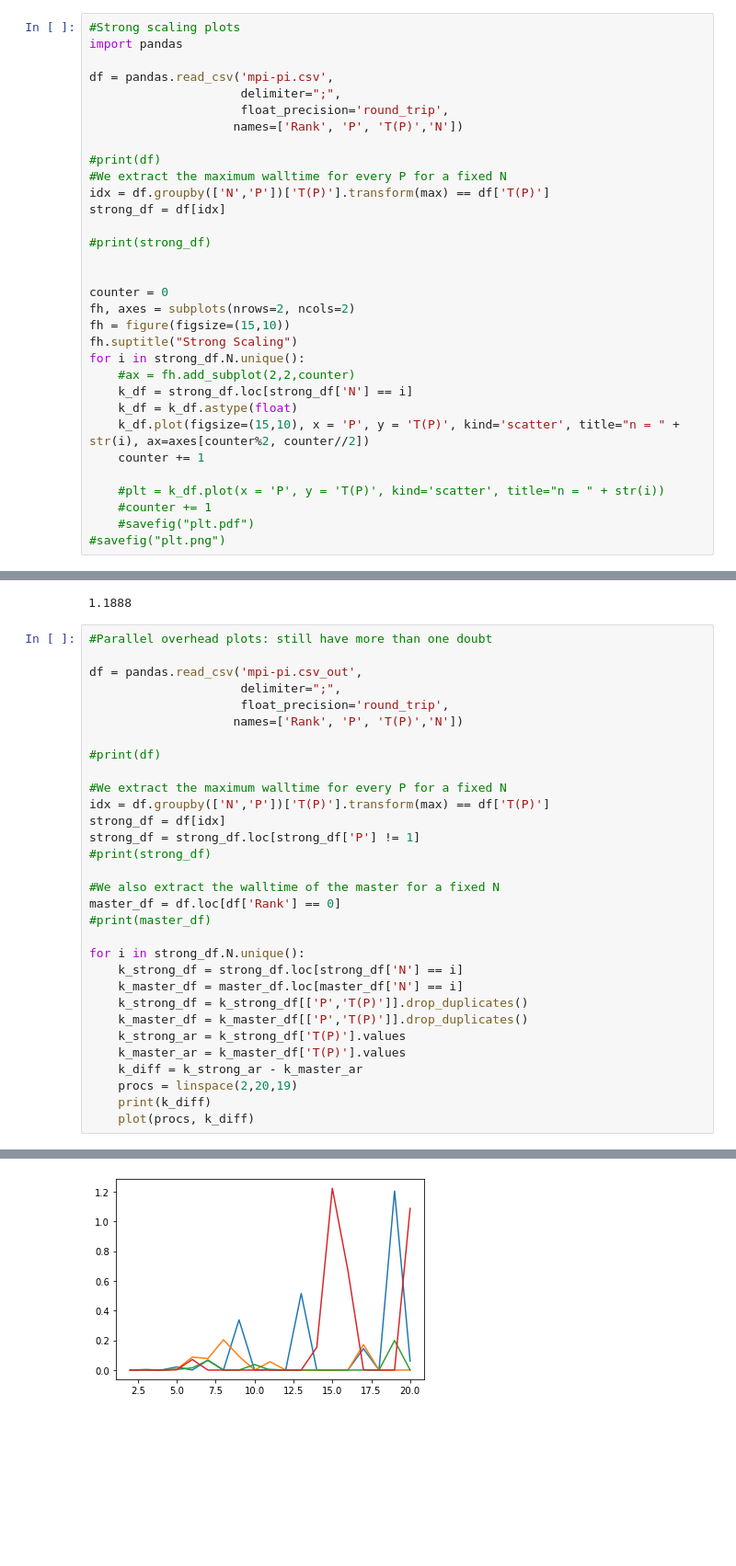
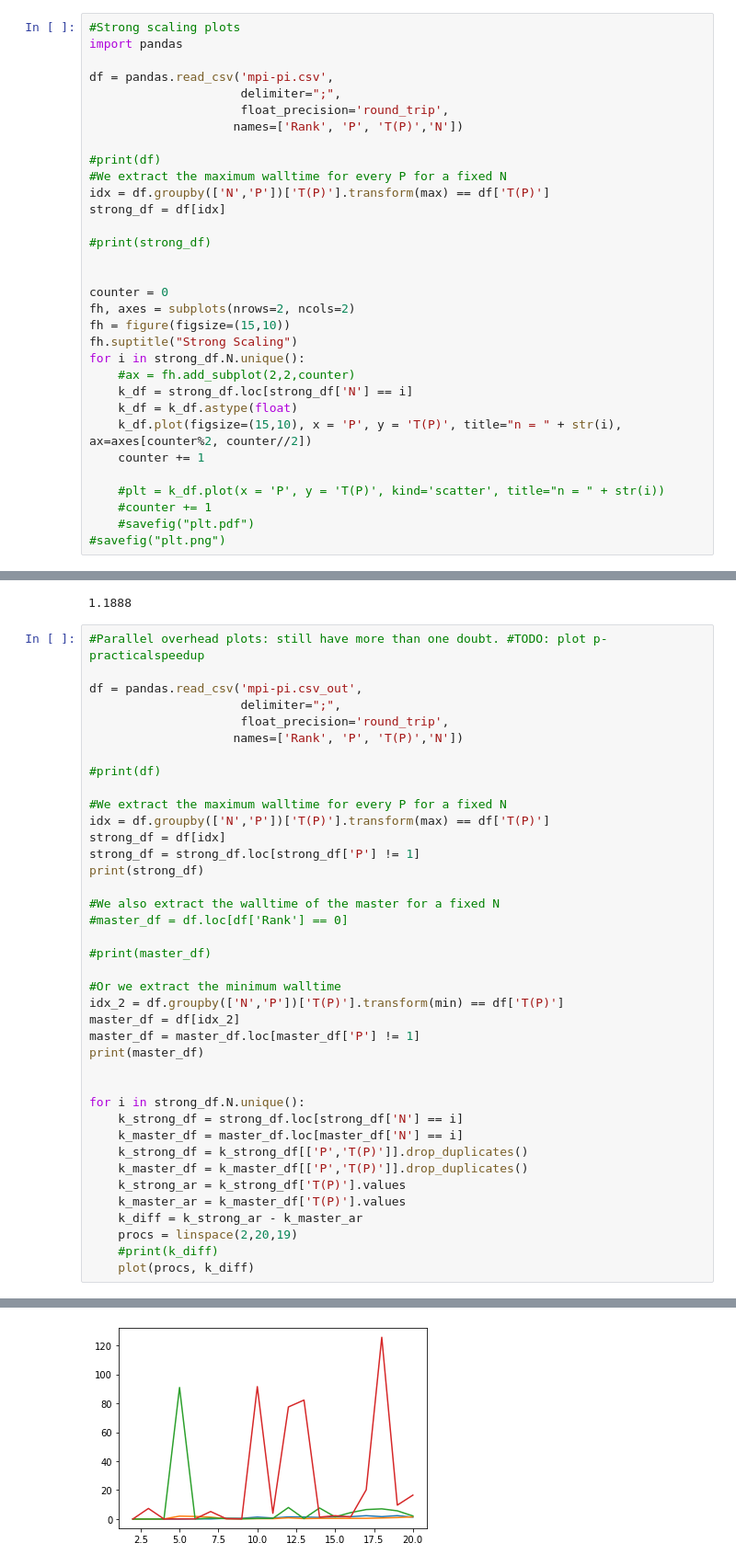
Before and after one commit to earendil94/FHPC_2019-2020, a Jupyter notebook: Assignements/fhpc_notebook_eq.ipynb, the cells around one changed output, grey strips where cells are left out. Shown at 92% size. Drawn from its saved outputs; the diff is of its cells as text; blank space fills up the shorter version.

```diff
--- a/Assignements/fhpc_notebook_eq.ipynb
+++ b/Assignements/fhpc_notebook_eq.ipynb
@@ -53,7 +53,7 @@ for i in strong_df.N.unique():
     #ax = fh.add_subplot(2,2,counter)
     k_df = strong_df.loc[strong_df['N'] == i]
     k_df = k_df.astype(float)
-    k_df.plot(figsize=(15,10), x = 'P', y = 'T(P)', kind='scatter', title="n = " + str(i), ax=axes[counter%2, counter//2])
+    k_df.plot(figsize=(15,10), x = 'P', y = 'T(P)', title="n = " + str(i), ax=axes[counter%2, counter//2])
     counter += 1
 
     #plt = k_df.plot(x = 'P', y = 'T(P)', kind='scatter', title="n = " + str(i))
@@ -74,7 +74,7 @@ mean(usr_diff)
 # %% [output]
 1.1888
 # %%
-#Parallel overhead plots: still have more than one doubt
+#Parallel overhead plots: still have more than one doubt. #TODO: plot p-practicalspeedup
 
 df = pandas.read_csv('mpi-pi.csv_out',
                      delimiter=";",
@@ -87,11 +87,19 @@ df = pandas.read_csv('mpi-pi.csv_out',
 idx = df.groupby(['N','P'])['T(P)'].transform(max) == df['T(P)']
 strong_df = df[idx]
 strong_df = strong_df.loc[strong_df['P'] != 1]
-#print(strong_df)
+print(strong_df)
 
 #We also extract the walltime of the master for a fixed N
-master_df = df.loc[df['Rank'] == 0]
+#master_df = df.loc[df['Rank'] == 0]
+
 #print(master_df)
+
+#Or we extract the minimum walltime
+idx_2 = df.groupby(['N','P'])['T(P)'].transform(min) == df['T(P)']
+master_df = df[idx_2]
+master_df = master_df.loc[master_df['P'] != 1]
+print(master_df)
+
 
 for i in strong_df.N.unique():
     k_strong_df = strong_df.loc[strong_df['N'] == i]
@@ -102,6 +110,6 @@ for i in strong_df.N.unique():
     k_master_ar = k_master_df['T(P)'].values
     k_diff = k_strong_ar - k_master_ar
     procs = linspace(2,20,19)
-    print(k_diff)
+    #print(k_diff)
     plot(procs, k_diff)
 # %% [output]
@@ -120 +133 @@ for i in strong_df.N.unique():
-[figure, old version]
+[figure, new version]
```
Also changed, not shown: parts of 6 cells of this notebook, 13 other files.
